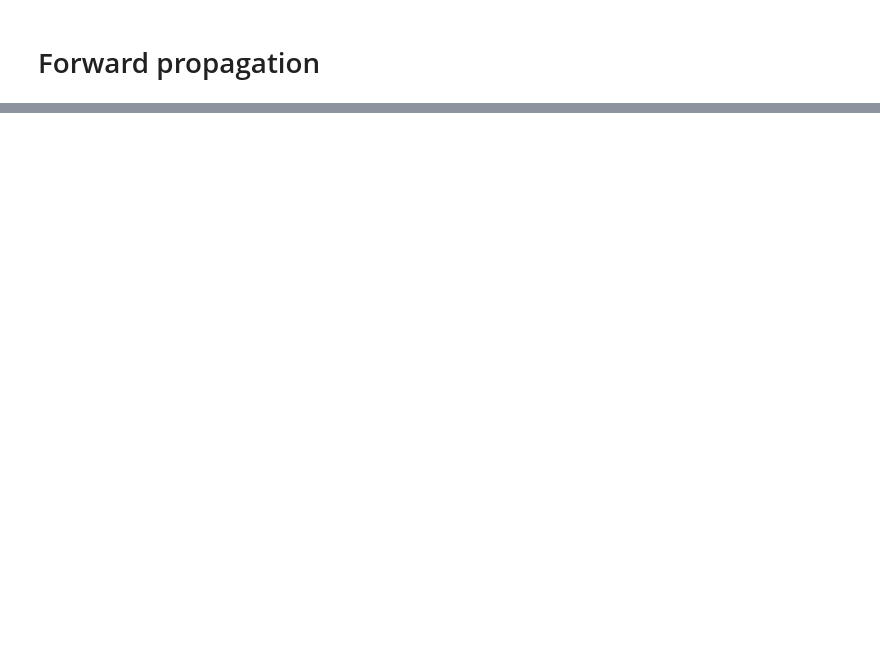
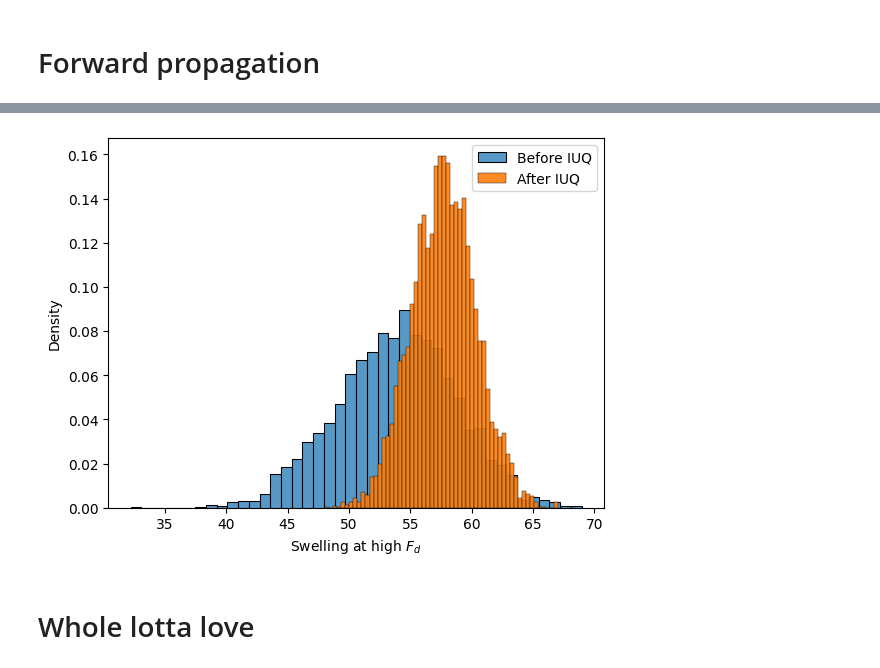
Before and after one commit to ahasan3-ncsu/wd-swelling, a Jupyter notebook: inv_uq/iuq_with_multivariate.ipynb, the cells around one changed output, grey strips where cells are left out. Saved outputs shown, nothing was run; the diff lists cells and outputs as text; code cells hidden in the pictures; blank space fills up the shorter version.

```diff
--- a/inv_uq/iuq_with_multivariate.ipynb
+++ b/inv_uq/iuq_with_multivariate.ipynb
@@ -194,0 +227,17 @@ for mod, mu, sig in zip([reg1, reg2], mus, sigs):
+# %%
+sns.histplot(hi_data['fuel_swelling'].tolist(),
+             stat='density', label='Before IUQ')
+
+res = []
+for i in range(10000):
+    res.append(hi_reg.predict([hey[-i]])[0])
+
+sns.histplot(res, alpha=0.9, stat='density', label='After IUQ')
+
+plt.xlabel(r'Swelling at high $F_d$')
+plt.legend()
+plt.show()
+# %% [output]
+[figure, added]
+# %% [markdown]
+# Whole lotta love
```
Also changed, not shown: parts of 21 cells of this notebook, 4 other files.
